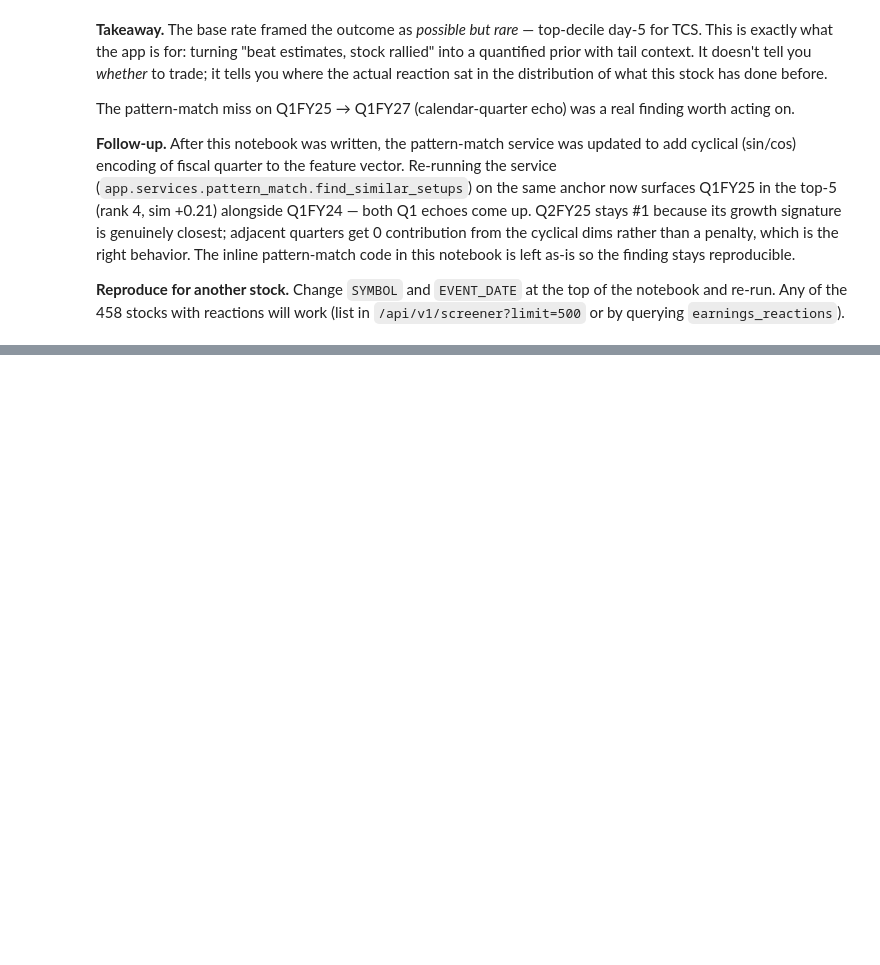
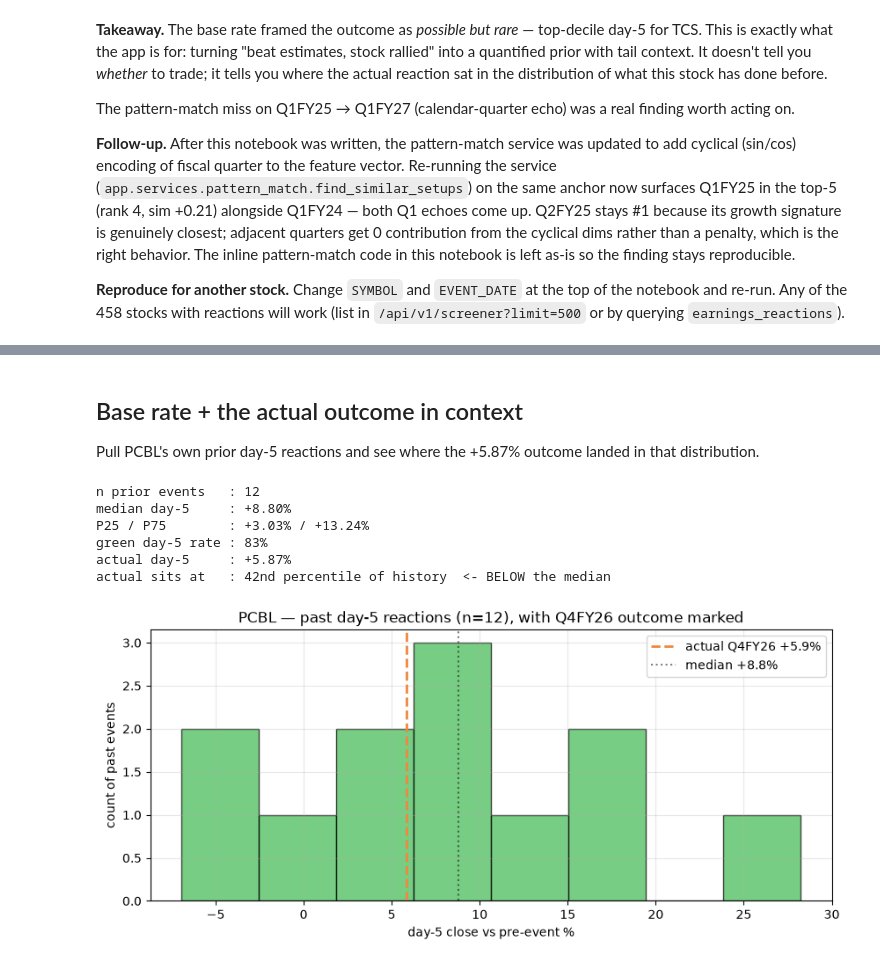
Before and after one commit to Char1an/earnings-edge, a Jupyter notebook: notebooks/06_case_study.ipynb, the cells around one changed output, grey strips where cells are left out. Drawn from its saved outputs; the diff is of its cells as text; code cells hidden in the pictures; blank space fills up the shorter version.

```diff
--- a/notebooks/06_case_study.ipynb
+++ b/notebooks/06_case_study.ipynb
@@ -245,0 +284,56 @@ The pattern-match miss on Q1FY25 → Q1FY27 (calendar-quarter echo) was a real f
+# %% [markdown]
+## Base rate + the actual outcome in context
+
+Pull PCBL's own prior day-5 reactions and see where the +5.87% outcome landed in that distribution.
+# %%
+def _ordinal(n: int) -> str:
+    """English ordinal suffix: 1→'1st', 21→'21st', 11→'11th', 42→'42nd'."""
+    if 11 <= n % 100 <= 13:
+        return f"{n}th"
+    suffix = {1: "st", 2: "nd", 3: "rd"}.get(n % 10, "th")
+    return f"{n}{suffix}"
+
+with SessionLocal() as s:
+    hist2 = pd.read_sql(text("""
+        SELECT e.fiscal_period, e.announcement_date,
+               e.yoy_pat_growth AS yoy_pat,
+               r.gap_open_pct AS gap, r.day1_close_pct AS d1, r.day5_close_pct AS d5,
+               r.volume_spike AS vol_x
+        FROM earnings_events e
+        JOIN stocks s ON s.id = e.stock_id
+        LEFT JOIN earnings_reactions r ON r.earnings_event_id = e.id
+        WHERE s.symbol = :sym AND e.announcement_date < :d
+        ORDER BY e.announcement_date DESC
+    """), s.bind, params={"sym": PCBL_SYMBOL, "d": PCBL_DATE})
+
+for c in ["yoy_pat", "gap", "d1", "d5", "vol_x"]:
+    hist2[c] = pd.to_numeric(hist2[c])
+
+d5_pcbl = hist2["d5"].dropna()
+actual_d5 = float(actual2["day5_close_pct"])
+percentile = round((d5_pcbl < actual_d5).mean() * 100)
+
+print(f"n prior events   : {len(d5_pcbl)}")
+print(f"median day-5     : {d5_pcbl.median():+.2f}%")
+print(f"P25 / P75        : {d5_pcbl.quantile(.25):+.2f}% / {d5_pcbl.quantile(.75):+.2f}%")
+print(f"green day-5 rate : {(d5_pcbl > 0).mean():.0%}")
+print(f"actual day-5     : {actual_d5:+.2f}%")
+print(f"actual sits at   : {_ordinal(percentile)} percentile of history  <- BELOW the median")
+
+fig, ax = plt.subplots()
+ax.hist(d5_pcbl, bins=8, color="#3fb950", edgecolor="black", alpha=0.7)
+ax.axvline(actual_d5, color="#f0883e", linestyle="--", linewidth=2,
+           label=f"actual Q4FY26 {actual_d5:+.1f}%")
+ax.axvline(d5_pcbl.median(), color="black", linestyle=":", alpha=0.5,
+           label=f"median {d5_pcbl.median():+.1f}%")
+ax.set_xlabel("day-5 close vs pre-event %"); ax.set_ylabel("count of past events")
+ax.set_title(f"PCBL — past day-5 reactions (n={len(d5_pcbl)}), with Q4FY26 outcome marked")
+ax.legend(); plt.show()
+# %% [output]
+n prior events   : 12
+median day-5     : +8.80%
+P25 / P75        : +3.03% / +13.24%
+green day-5 rate : 83%
+actual day-5     : +5.87%
+actual sits at   : 42nd percentile of history  <- BELOW the median
+[figure, added]
```
Also changed, not shown: parts of 9 cells of this notebook, 1 other file.
